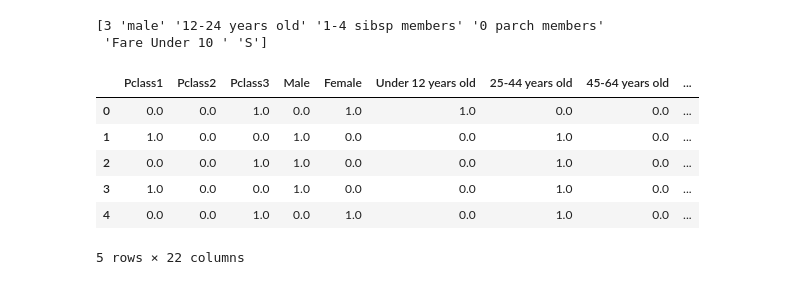
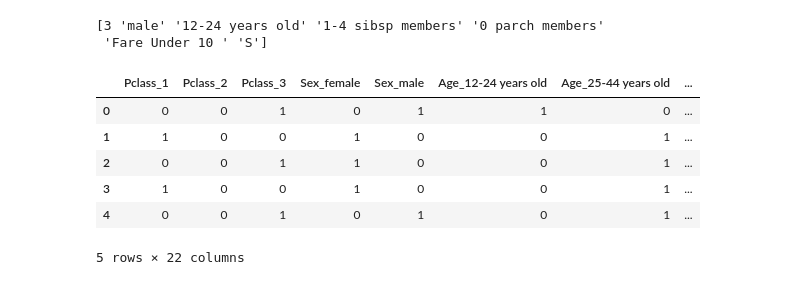
Before and after one commit to flute321/TitanticDataset, a Jupyter notebook: rahima_implementation.ipynb, the cells around one changed output. Saved outputs shown, nothing was run; the diff lists cells and outputs as text; code cells hidden in the pictures.

```diff
--- a/rahima_implementation.ipynb
+++ b/rahima_implementation.ipynb
@@ -318,23 +318,21 @@ for i in test_features:
 
     elif (get_fares >= 31):
         i[5] = "Fare 31+"
-# %%
-from sklearn.preprocessing import OneHotEncoder
-
-#encode the features
-encoder= OneHotEncoder(sparse =False)
-features_transformed = encoder.fit_transform(features)
-
-print('array of x_train: shape ' + str(np.shape(features_transformed)))
-print(features_transformed[0])
-
-
-#apply column name and labels
-# %% [output]
-|  | Pclass1 | Pclass2 | Pclass3 | Male | Female | Under 12 years old | 25-44 years old | 45-64 years old | ... |
-| 0 | 0.0 | 0.0 | 1.0 | 0.0 | 1.0 | 1.0 | 0.0 | 0.0 | ... |
-| 1 | 1.0 | 0.0 | 0.0 | 1.0 | 0.0 | 0.0 | 1.0 | 0.0 | ... |
-| 2 | 0.0 | 0.0 | 1.0 | 1.0 | 0.0 | 0.0 | 1.0 | 0.0 | ... |
-| 3 | 1.0 | 0.0 | 0.0 | 1.0 | 0.0 | 0.0 | 1.0 | 0.0 | ... |
-| 4 | 0.0 | 0.0 | 1.0 | 0.0 | 1.0 | 0.0 | 1.0 | 0.0 | ... |
-5 rows × 22 columns
+# %%
+#encode the train features
+
+#revert the bracketed numpy train features to an df
+train_features = pd.DataFrame(train_features, columns=['Pclass', 'Sex', 'Age', 'SibSp', 'Parch', 'Fare', 'Embarked'])
+
+#now use "get_dummies" to make one hot encoding
+train_features = pd.get_dummies(train_features)
+#https://pandas.pydata.org/docs/reference/api/pandas.get_dummies.html
+train_features.head()
+# %% [output]
+|  | Pclass_1 | Pclass_2 | Pclass_3 | Sex_female | Sex_male | Age_12-24 years old | Age_25-44 years old | ... |
+| 0 | 0 | 0 | 1 | 0 | 1 | 1 | 0 | ... |
+| 1 | 1 | 0 | 0 | 1 | 0 | 0 | 1 | ... |
+| 2 | 0 | 0 | 1 | 1 | 0 | 0 | 1 | ... |
+| 3 | 1 | 0 | 0 | 1 | 0 | 0 | 1 | ... |
+| 4 | 0 | 0 | 1 | 0 | 1 | 0 | 1 | ... |
+5 rows × 22 columns
```
Also changed, not shown: parts of 6 cells of this notebook, 1 other file.
